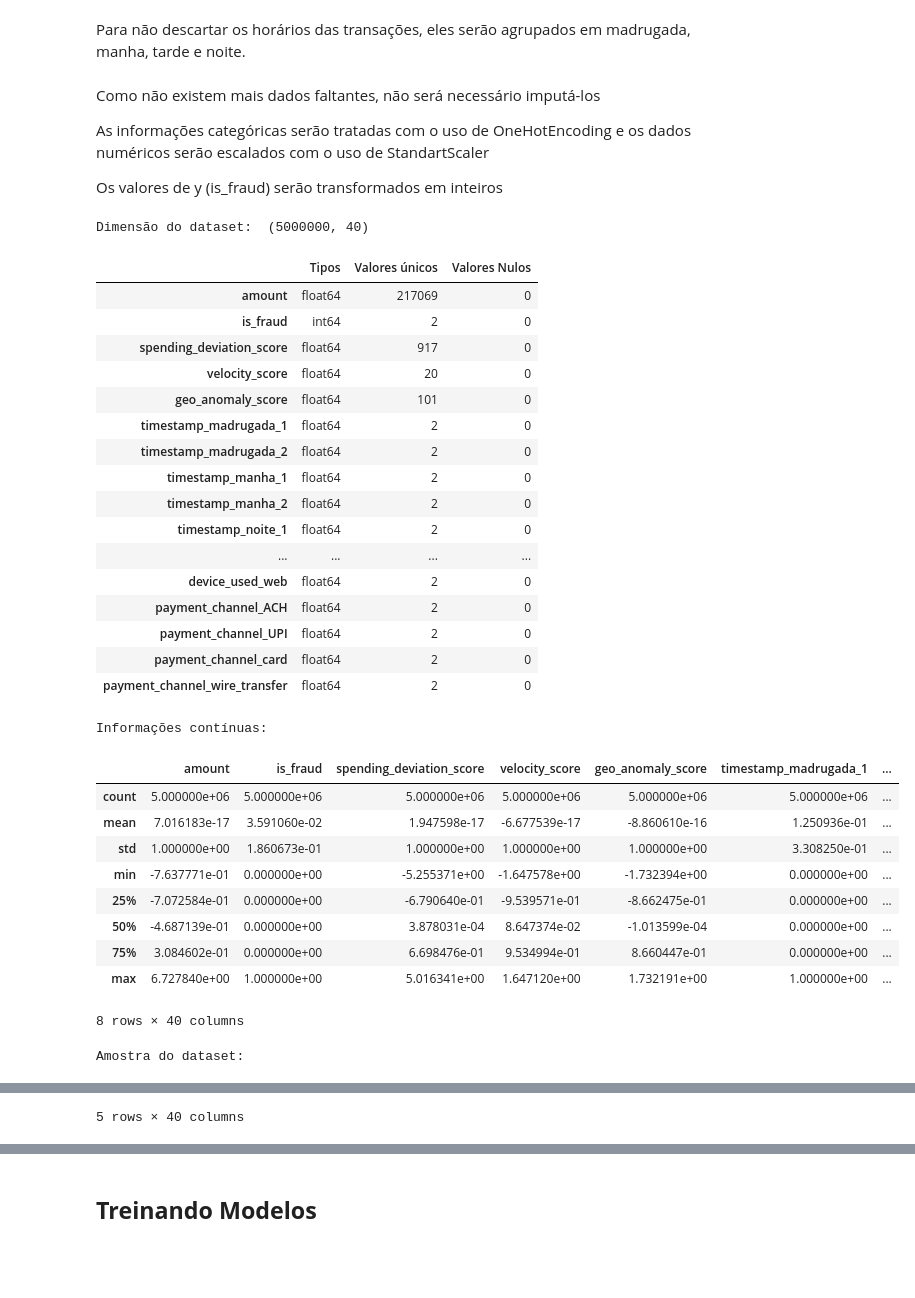
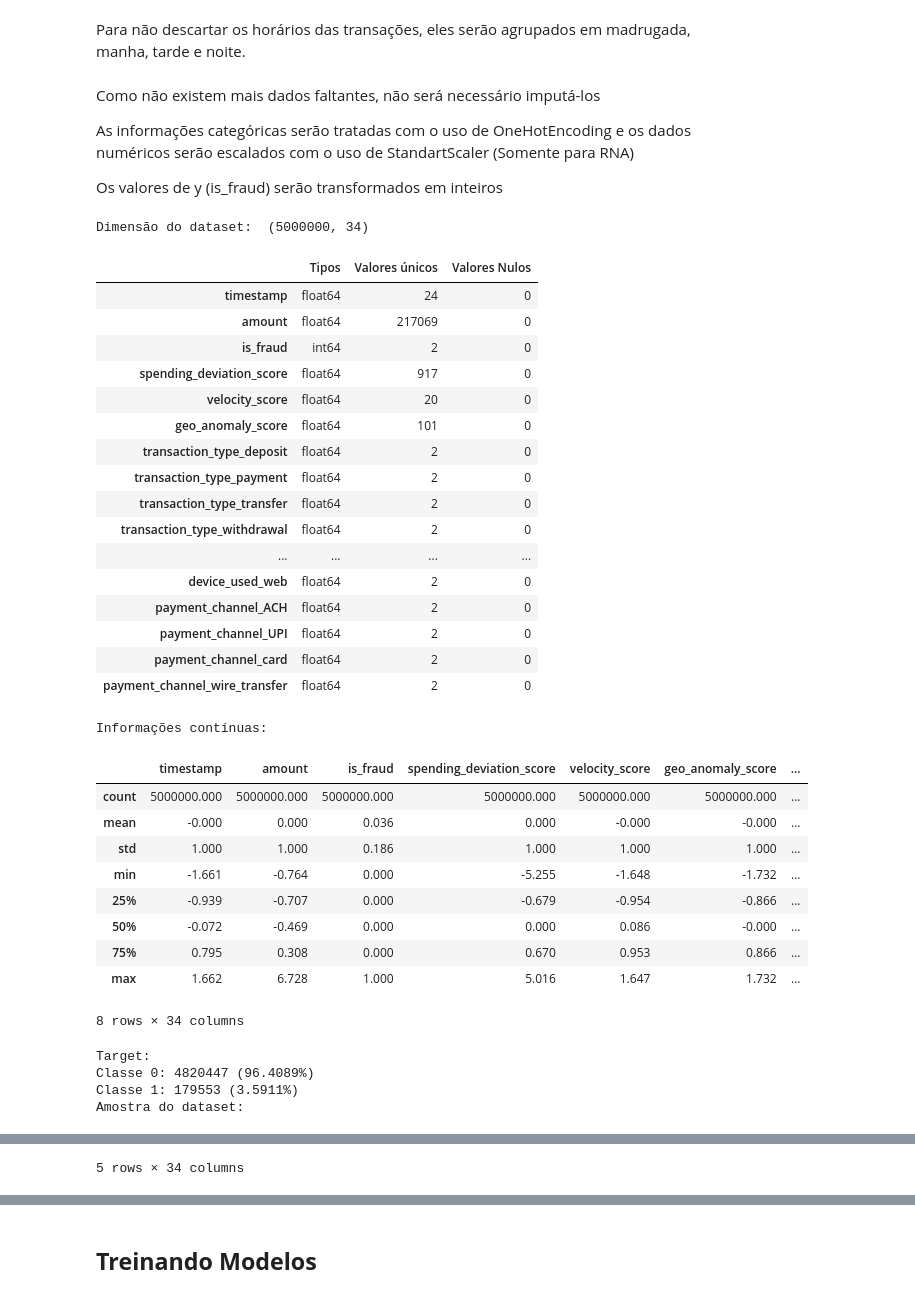
Before and after one commit to LuizHRF/UFFS, a Jupyter notebook: Inteligencia_Artificial/TF/main.ipynb, the cells around one changed output, grey strips where cells are left out. Saved outputs shown, nothing was run; the diff lists cells and outputs as text; code cells hidden in the pictures; blank space fills up the shorter version.

```diff
--- a/Inteligencia_Artificial/TF/main.ipynb
+++ b/Inteligencia_Artificial/TF/main.ipynb
@@ -25,6 +28,15 @@ def numeric_columns(dataSet):
     return dataSet.select_dtypes(include=['int64', 'float64']).columns
 def categorical_columns(dataSet):
     return dataSet.select_dtypes(include=['object']).columns
+
+def analyse_target(dataSet):
+    print("Target:")
+    dataSet["is_fraud"].value_counts().plot(kind='bar', title='Distribuição da variável alvo')
+    total = dataSet.shape[0]
+    counts = dataSet["is_fraud"].value_counts()
+    percentages = counts / total * 100
+    for value, count in counts.items():
+        print(f"Classe {value}: {count} ({percentages[value]:.4f}%)")
 
 def analyze_data(dataSet):
     info = pd.DataFrame({"Tipos":dataSet.dtypes, "Valores únicos": dataSet.nunique(), "Valores Nulos": dataSet.isnull().sum()})
@@ -33,11 +45,13 @@ def analyze_data(dataSet):
     display(info)
 
     print("Informações contínuas:")
-    display(dataSet[numeric_columns(dataSet)].describe())
+    display(dataSet[numeric_columns(dataSet)].describe().round(3))
 
     if (categorical_columns(dataSet).size > 0):
         print("Informações categóricas:")
-        display(dataSet[categorical_columns(dataSet)].describe())
+        display(dataSet[categorical_columns(dataSet)].describe().round(3))
+
+    analyse_target(dataSet)
 
     print("Amostra do dataset:")
     display(dataSet.sample(5))
@@ -56,7 +70,7 @@ dataSet = dataSet.drop(columns=useLess)
 # %% [markdown]
 Para não descartar os horários das transações, eles serão agrupados em madrugada, manha, tarde e noite.
 # %%
-def categorize_timestamp(timestamps : pd.Series):
+def categorize_timestamp(timestamps : pd.Series, int_values: bool = False) -> pd.Series:
     """Função para categorizar timestap em períodos: manhã, tarde, noite e madrugada
 
     Args:
@@ -67,6 +81,9 @@ def categorize_timestamp(timestamps : pd.Series):
     """
 
     def get_period(hour):
+
+        if int_values:
+            return hour
         if 6 <= hour < 9:
             return "manha_1"
         if 9 <= hour < 12:
@@ -91,10 +108,10 @@ def categorize_timestamp(timestamps : pd.Series):
     periodos = timestamps.apply(lambda x: get_period(dt.datetime.fromisoformat(x).hour))
     return periodos
 # %%
-dataSet["timestamp"] = categorize_timestamp(dataSet["timestamp"])
+dataSet["timestamp"] = categorize_timestamp(dataSet["timestamp"], int_values=True)
 # %% [markdown]
 Como não existem mais dados faltantes, não será necessário imputá-los
 
-As informações categóricas serão tratadas com o uso de OneHotEncoding e os dados numéricos serão escalados com o uso de StandartScaler
+As informações categóricas serão tratadas com o uso de OneHotEncoding e os dados numéricos serão escalados com o uso de StandartScaler (Somente para RNA)
 
 Os valores de y (is_fraud) serão transformados em inteiros
@@ -110,36 +122,49 @@ encoded_data = encoder.transform(dataSet[categorical_columns(dataSet)])
 encoded_df = pd.DataFrame(encoded_data.toarray(), columns=encoder.get_feature_names_out(categorical_columns(dataSet)))
 dataSet = dataSet.drop(columns=categorical_columns(dataSet))
 dataSet = pd.concat([dataSet, encoded_df], axis=1)
+# %%
+
+dtc_dataset = dataSet.copy()
+dtc_dataset["is_fraud"] = dtc_dataset["is_fraud"].map(lambda x: 1 if x == True else 0)
+
+sacaler = StandardScaler()
+dataSet[numeric_columns(dataSet)] = sacaler.fit_transform(dataSet[numeric_columns(dataSet)])
+
+dataSet["is_fraud"] = dataSet["is_fraud"].map(lambda x: 1 if x == True else 0)
+rna_dataset = dataSet
 # %%
-analyze_data(dataSet)
+analyze_data(rna_dataset)
 # %% [output]
-Dimensão do dataset:  (5000000, 40)
+Dimensão do dataset:  (5000000, 34)
 |  | Tipos | Valores únicos | Valores Nulos |
+| timestamp | float64 | 24 | 0 |
 | amount | float64 | 217069 | 0 |
 | is_fraud | int64 | 2 | 0 |
 | spending_deviation_score | float64 | 917 | 0 |
 | velocity_score | float64 | 20 | 0 |
 | geo_anomaly_score | float64 | 101 | 0 |
-| timestamp_madrugada_1 | float64 | 2 | 0 |
-| timestamp_madrugada_2 | float64 | 2 | 0 |
-| timestamp_manha_1 | float64 | 2 | 0 |
-| timestamp_manha_2 | float64 | 2 | 0 |
-| timestamp_noite_1 | float64 | 2 | 0 |
+| transaction_type_deposit | float64 | 2 | 0 |
+| transaction_type_payment | float64 | 2 | 0 |
+| transaction_type_transfer | float64 | 2 | 0 |
+| transaction_type_withdrawal | float64 | 2 | 0 |
 | ... | ... | ... | ... |
 | device_used_web | float64 | 2 | 0 |
 | payment_channel_ACH | float64 | 2 | 0 |
 | payment_channel_UPI | float64 | 2 | 0 |
 | payment_channel_card | float64 | 2 | 0 |
 | payment_channel_wire_transfer | float64 | 2 | 0 |
 Informações contínuas:
-|  | amount | is_fraud | spending_deviation_score | velocity_score | geo_anomaly_score | timestamp_madrugada_1 | ... |
-| count | 5.000000e+06 | 5.000000e+06 | 5.000000e+06 | 5.000000e+06 | 5.000000e+06 | 5.000000e+06 | ... |
-| mean | 7.016183e-17 | 3.591060e-02 | 1.947598e-17 | -6.677539e-17 | -8.860610e-16 | 1.250936e-01 | ... |
-| std | 1.000000e+00 | 1.860673e-01 | 1.000000e+00 | 1.000000e+00 | 1.000000e+00 | 3.308250e-01 | ... |
-| min | -7.637771e-01 | 0.000000e+00 | -5.255371e+00 | -1.647578e+00 | -1.732394e+00 | 0.000000e+00 | ... |
-| 25% | -7.072584e-01 | 0.000000e+00 | -6.790640e-01 | -9.539571e-01 | -8.662475e-01 | 0.000000e+00 | ... |
-| 50% | -4.687139e-01 | 0.000000e+00 | 3.878031e-04 | 8.647374e-02 | -1.013599e-04 | 0.000000e+00 | ... |
-| 75% | 3.084602e-01 | 0.000000e+00 | 6.698476e-01 | 9.534994e-01 | 8.660447e-01 | 0.000000e+00 | ... |
-| max | 6.727840e+00 | 1.000000e+00 | 5.016341e+00 | 1.647120e+00 | 1.732191e+00 | 1.000000e+00 | ... |
+|  | timestamp | amount | is_fraud | spending_deviation_score | velocity_score | geo_anomaly_score | ... |
+| count | 5000000.000 | 5000000.000 | 5000000.000 | 5000000.000 | 5000000.000 | 5000000.000 | ... |
+| mean | -0.000 | 0.000 | 0.036 | 0.000 | -0.000 | -0.000 | ... |
+| std | 1.000 | 1.000 | 0.186 | 1.000 | 1.000 | 1.000 | ... |
+| min | -1.661 | -0.764 | 0.000 | -5.255 | -1.648 | -1.732 | ... |
+| 25% | -0.939 | -0.707 | 0.000 | -0.679 | -0.954 | -0.866 | ... |
+| 50% | -0.072 | -0.469 | 0.000 | 0.000 | 0.086 | -0.000 | ... |
+| 75% | 0.795 | 0.308 | 0.000 | 0.670 | 0.953 | 0.866 | ... |
+| max | 1.662 | 6.728 | 1.000 | 5.016 | 1.647 | 1.732 | ... |
-8 rows × 40 columns
+8 rows × 34 columns
+Target:
+Classe 0: 4820447 (96.4089%)
+Classe 1: 179553 (3.5911%)
 Amostra do dataset:
@@ -152 +177 @@ Amostra do dataset:
-5 rows × 40 columns
+5 rows × 34 columns
```
Also changed, not shown: parts of 7 cells of this notebook.
